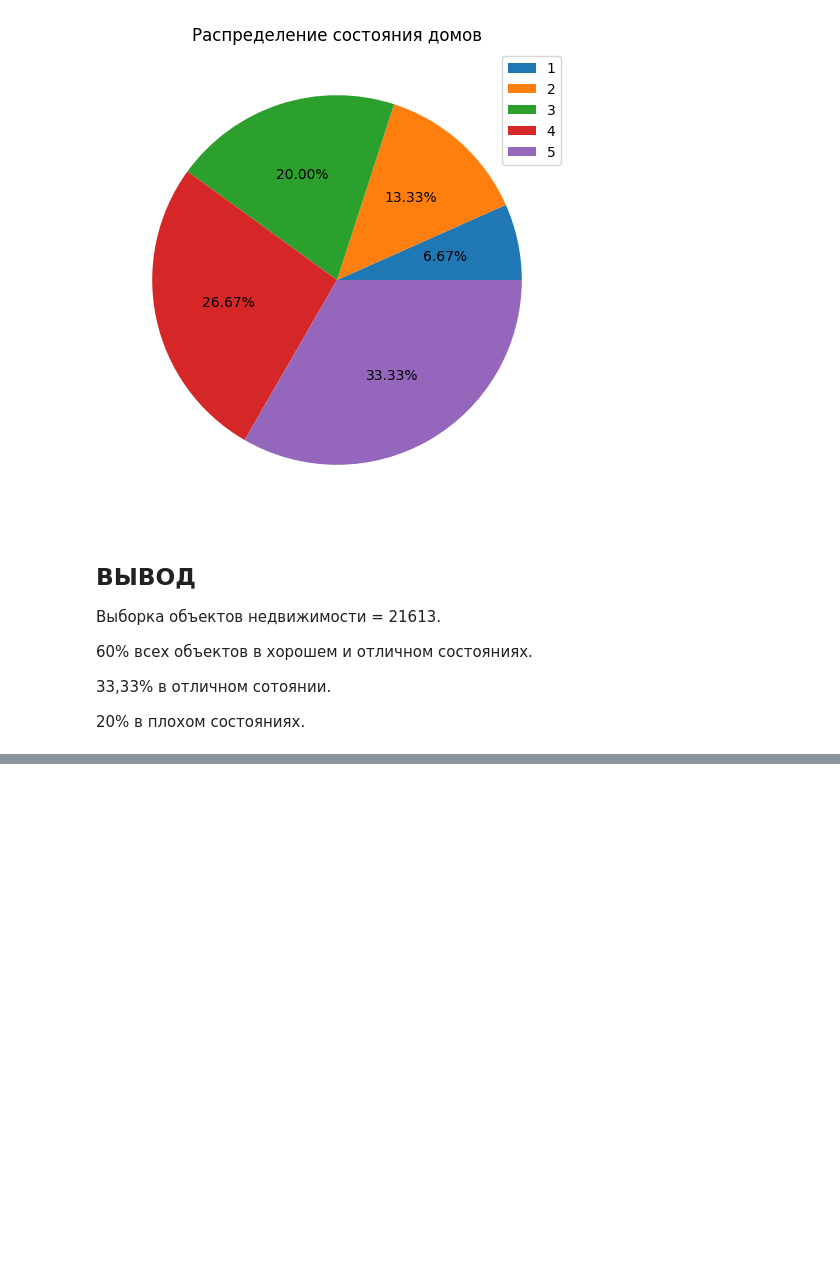
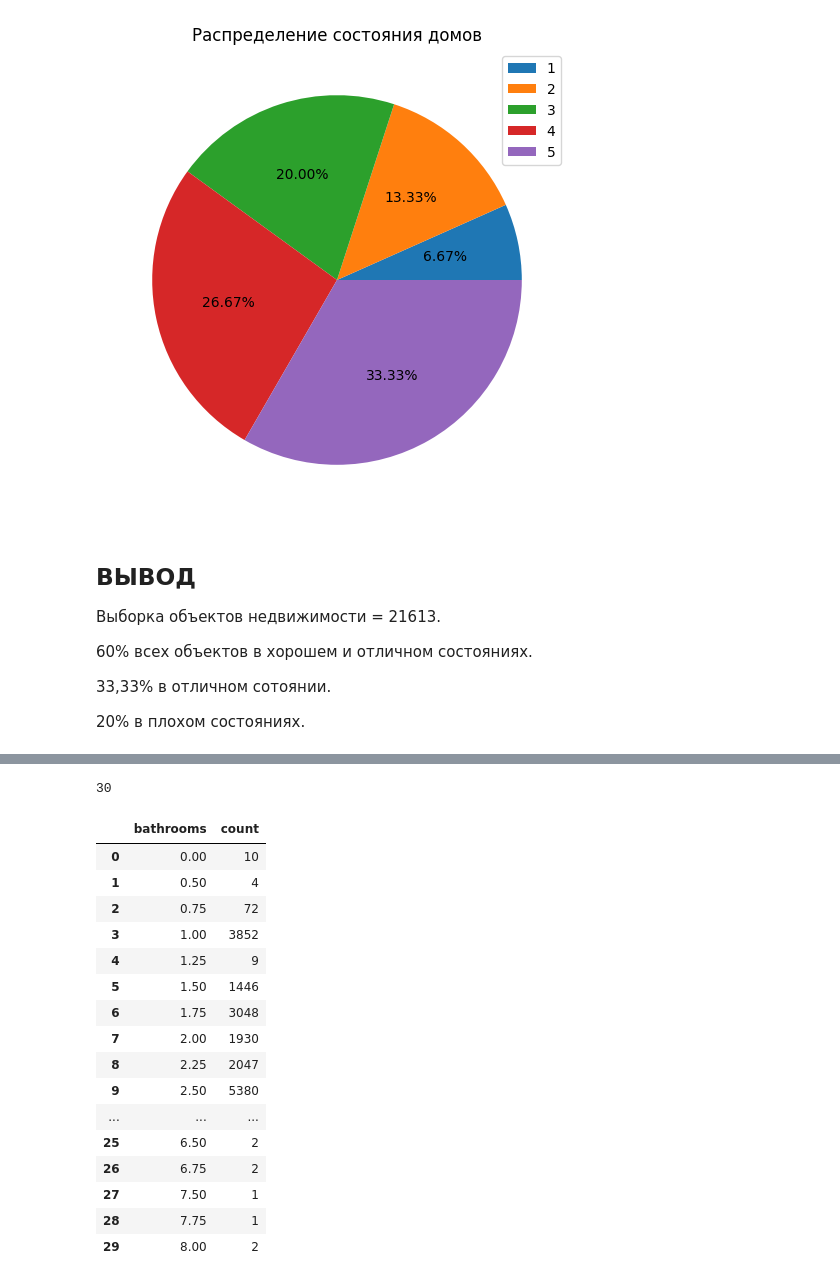
Before and after one commit to AlexKletke/hw4-part2, a Jupyter notebook: exes4.ipynb, the cells around one changed output, grey strips where cells are left out. Drawn from its saved outputs; the diff is of its cells as text; code cells hidden in the pictures; blank space fills up the shorter version.

```diff
--- a/exes4.ipynb
+++ b/exes4.ipynb
@@ -391,0 +435,25 @@ plt.legend(datagr['condition']);
+# %%
+df['bathrooms'].nunique()
+# %% [output]
+30
+# %%
+datagr = df.groupby('bathrooms')['price'].agg(count='count').reset_index().sort_values(by='bathrooms')
+datagr
+# %% [output]
+|  | bathrooms | count |
+| 0 | 0.00 | 10 |
+| 1 | 0.50 | 4 |
+| 2 | 0.75 | 72 |
+| 3 | 1.00 | 3852 |
+| 4 | 1.25 | 9 |
+| 5 | 1.50 | 1446 |
+| 6 | 1.75 | 3048 |
+| 7 | 2.00 | 1930 |
+| 8 | 2.25 | 2047 |
+| 9 | 2.50 | 5380 |
+| ... | ... | ... |
+| 25 | 6.50 | 2 |
+| 26 | 6.75 | 2 |
+| 27 | 7.50 | 1 |
+| 28 | 7.75 | 1 |
+| 29 | 8.00 | 2 |
```
Also changed, not shown: parts of 16 cells of this notebook.
